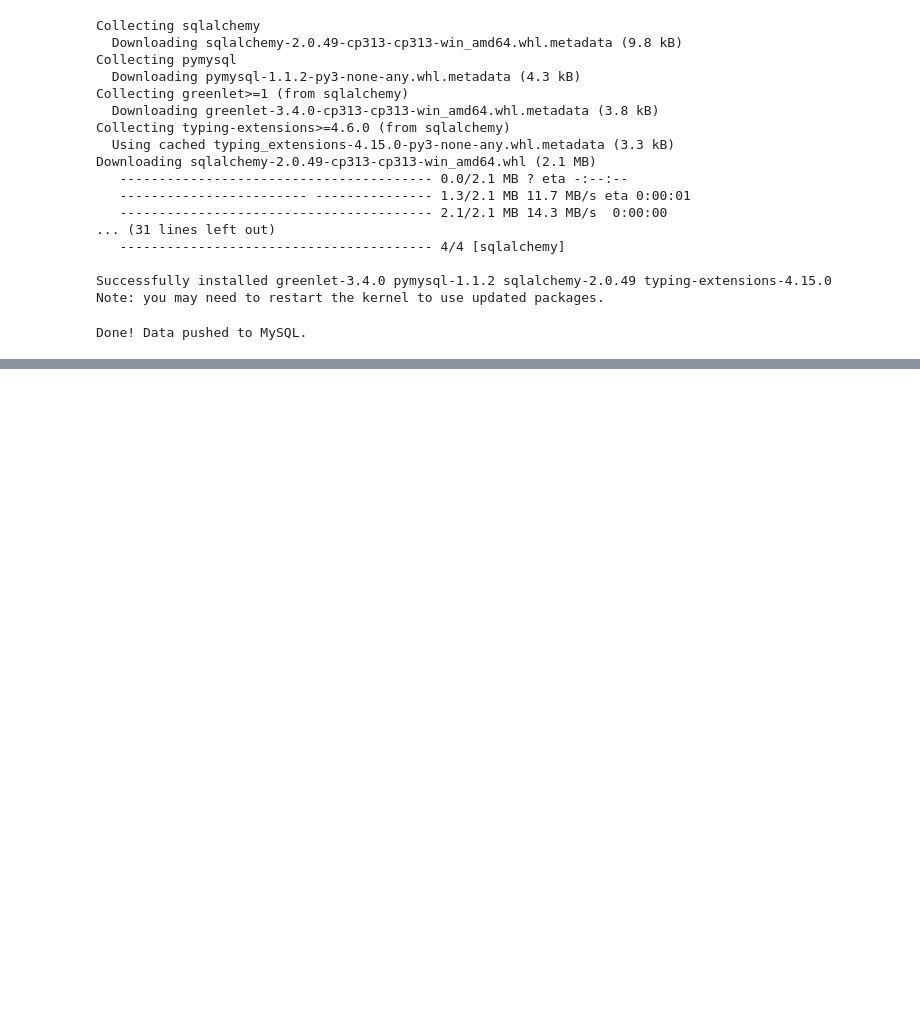
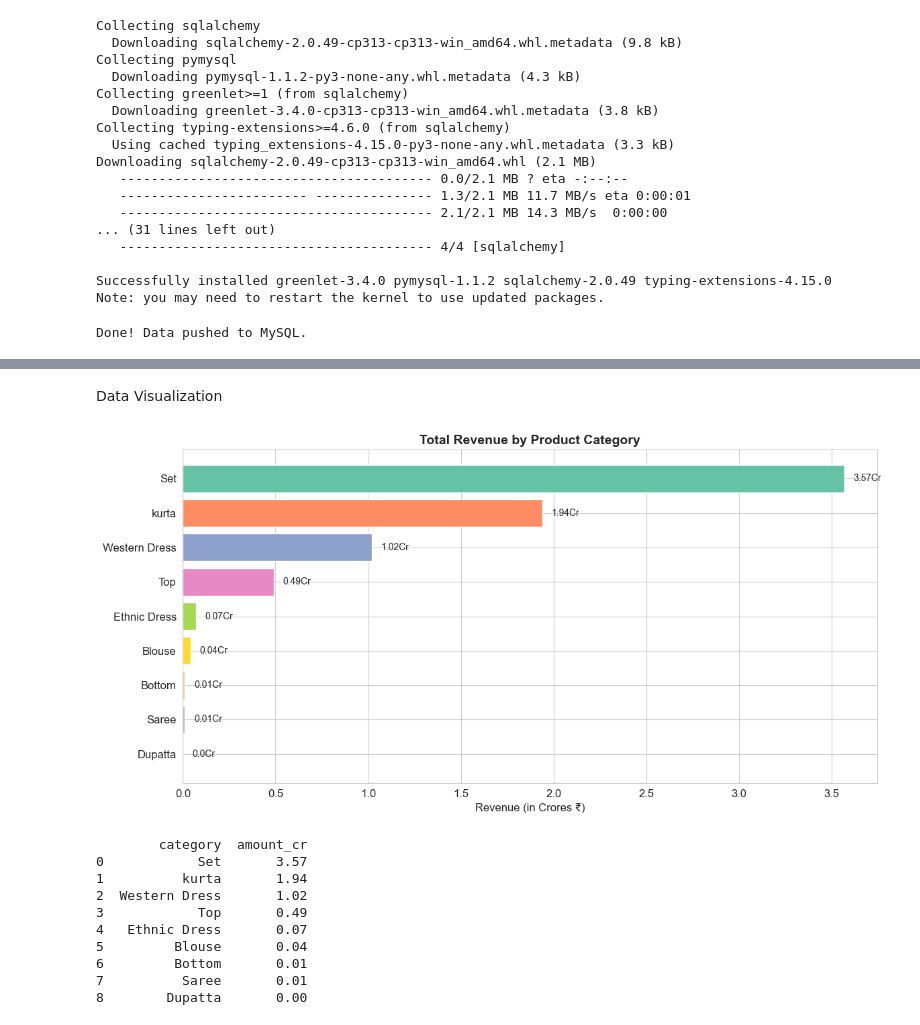
Before and after one commit to AbhishekSohal/Ecommerce_Dashboard, a Jupyter notebook: amazon_analysis.ipynb, the cells around one changed output, grey strips where cells are left out. Cells and saved outputs as stored; diff of their text form; code cells hidden in the pictures; blank space fills up the shorter version.

Commit message:
cleaned the dataset and made visualizations of 2 out of 8 business queries

```diff
--- a/amazon_analysis.ipynb
+++ b/amazon_analysis.ipynb
@@ -48,0 +61,10 @@ Done! Data pushed to MySQL.
+# %%
+#Plot styling
+plt.rcParams['figure.figsize']=(12,6)
+plt.rcParams['font.size']=12
+sns.set_style('whitegrid')
+sns.set_palette('Set2')
+# %%
+#Loading data
+df=pd.read_csv(r"D:\Datasets\e_commerce_dataset\Amazon Sale Report.csv",low_memory=False)
+print(df.shape)
@@ -48,0 +104,6 @@ Done! Data pushed to MySQL.
+# %%
+#Drop unnecessary columns
+df=df.drop(columns=['Unnamed: 22','index'],errors='ignore')
+# %%
+df.columns=df.columns.str.strip().str.lower().str.replace(' ','_').str.replace('-','_')
+print(f"Columns in the DataFrame: {df.columns.tolist()}")
@@ -48,0 +188,37 @@ Done! Data pushed to MySQL.
+# %% [markdown]
+Data Visualization
+# %%
+# filtering out cancelled orders
+df_clean=df[~df['status'].str.contains('Cancelled',case=False,na=False)]
+
+#Revenue by category
+cat_revenue=df_clean.groupby('category')['amount'].sum().sort_values(ascending=False).reset_index()
+cat_revenue['amount_cr']=(cat_revenue['amount']/10000000).round(2)
+
+
+plt.Figure(figsize=(10,6))
+bars=plt.barh(cat_revenue['category'],cat_revenue['amount_cr'],color=sns.color_palette('Set2',len(cat_revenue)))
+plt.xlabel('Revenue (in Crores ₹)')
+plt.title('Total Revenue by Product Category', fontsize=14, fontweight='bold')
+plt.gca().invert_yaxis()
+
+#adding value labels at end of each bar
+for bar,val in zip(bars,cat_revenue['amount_cr']):
+    plt.text(bar.get_width()+0.05,bar.get_y()+bar.get_height()/2,f'{val}Cr',va='center',fontsize=10)
+
+plt.tight_layout()
+plt.savefig('category_revenue.png',dpi=150,bbox_inches='tight')
+plt.show()
+print(cat_revenue[['category','amount_cr']])
+# %% [output]
+[figure, added]
+        category  amount_cr
+0            Set       3.57
+1          kurta       1.94
+2  Western Dress       1.02
+3            Top       0.49
+4   Ethnic Dress       0.07
+5         Blouse       0.04
+6         Bottom       0.01
+7          Saree       0.01
+8        Dupatta       0.00
```
Also changed, not shown: parts of 12 cells of this notebook, 2 other files.
